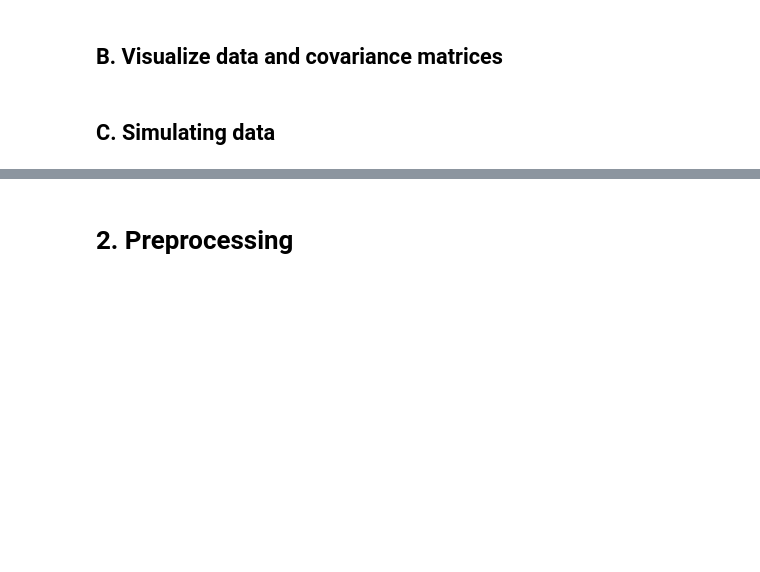
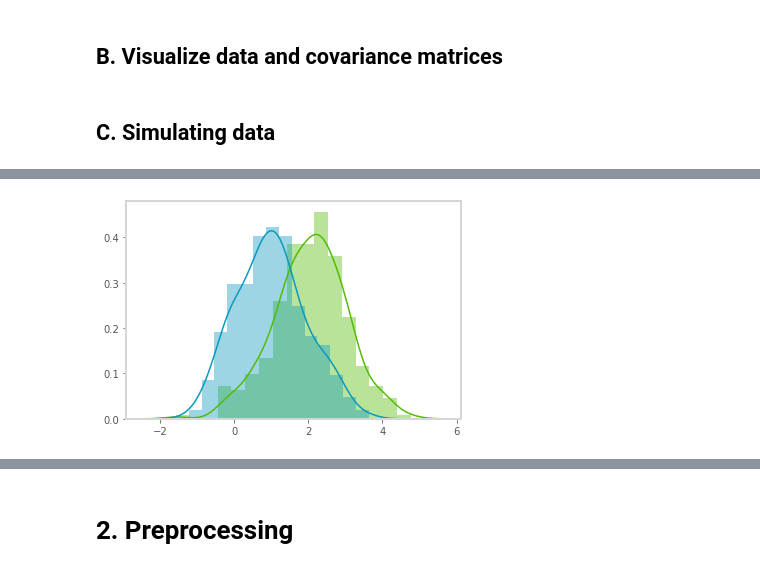
Before and after one commit to GAnagno/Dimensionality-Reduction, a Jupyter notebook: Preprocessing Tutorial.ipynb, the cells around one changed output, grey strips where cells are left out. Saved outputs shown, nothing was run; the diff lists cells and outputs as text; code cells hidden in the pictures; blank space fills up the shorter version.

```diff
--- a/Preprocessing Tutorial.ipynb
+++ b/Preprocessing Tutorial.ipynb
@@ -19,0 +78,6 @@ plt.rcParams['axes.linewidth'] = 2
+# %%
+np.random.seed(1234)
+a1 = np.random.normal(2, 1, 300)
+a2 = np.random.normal(1, 1, 300)
+A = np.array([a1, a2]).T
+A.shape
@@ -19,0 +99,7 @@ plt.rcParams['axes.linewidth'] = 2
+# %%
+sns.distplot(A[:,0], color="#53BB04")
+sns.distplot(A[:,1], color="#0A98BE")
+plt.show()
+plt.close()
+# %% [output]
+[figure, added]
```
Also changed, not shown: parts of 45 cells of this notebook.
